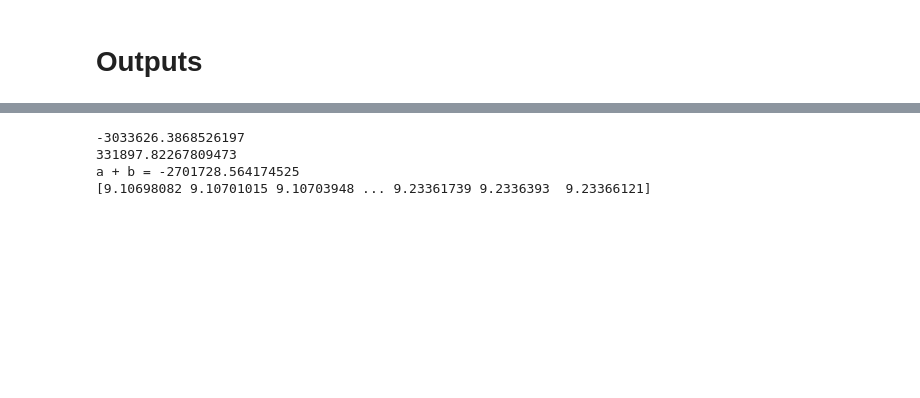
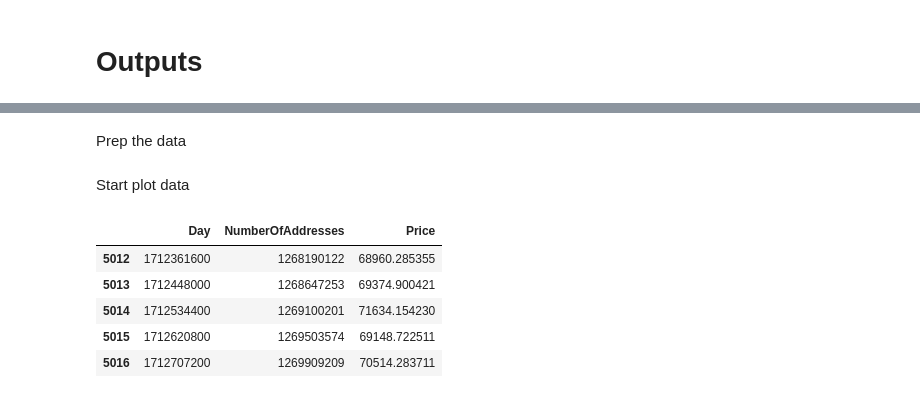
Before and after one commit to itwela/btcbot, a Jupyter notebook: powerlawLR.ipynb, the cells around one changed output, grey strips where cells are left out. Drawn from its saved outputs; the diff is of its cells as text; code cells hidden in the pictures; blank space fills up the shorter version.

```diff
--- a/powerlawLR.ipynb
+++ b/powerlawLR.ipynb
@@ -211,22 +286,2 @@ from sklearn.svm import SVC
-# %%
-lrdays = np.array(total_days_prices)
-lrprices = np.array(total_prices)
-
-log_days = np.log10(lrdays)
-model = LinearRegression()
-model.fit(log_days.reshape(-1, 1), lrprices)
-
-
-a = model.intercept_  # Intercept
-b = model.coef_[0]    # Slope
-
-predicted_prices = 10**(a + b)
-print(a)
-print(b)
-print("a + b =", a + b)
-print(log_days)
-# %% [output]
--3033626.3868526197
-331897.82267809473
-a + b = -2701728.564174525
-[9.10698082 9.10701015 9.10703948 ... 9.23361739 9.2336393  9.23366121]
+# %% [markdown]
+Prep the data
@@ -232,0 +306,14 @@ a + b = -2701728.564174525
+# %% [markdown]
+Start plot data
+# %%
+data = read_csv("BtcData")
+regdata = pandas.DataFrame(data, columns=["Day", "NumberOfAddresses", "Price"])
+logdata = (np.log(data).diff()).dropna()
+regdata.tail()
+# %% [output]
+|  | Day | NumberOfAddresses | Price |
+| 5012 | 1712361600 | 1268190122 | 68960.285355 |
+| 5013 | 1712448000 | 1268647253 | 69374.900421 |
+| 5014 | 1712534400 | 1269100201 | 71634.154230 |
+| 5015 | 1712620800 | 1269503574 | 69148.722511 |
+| 5016 | 1712707200 | 1269909209 | 70514.283711 |
```
Also changed, not shown: parts of 11 cells of this notebook, 1 other file.
